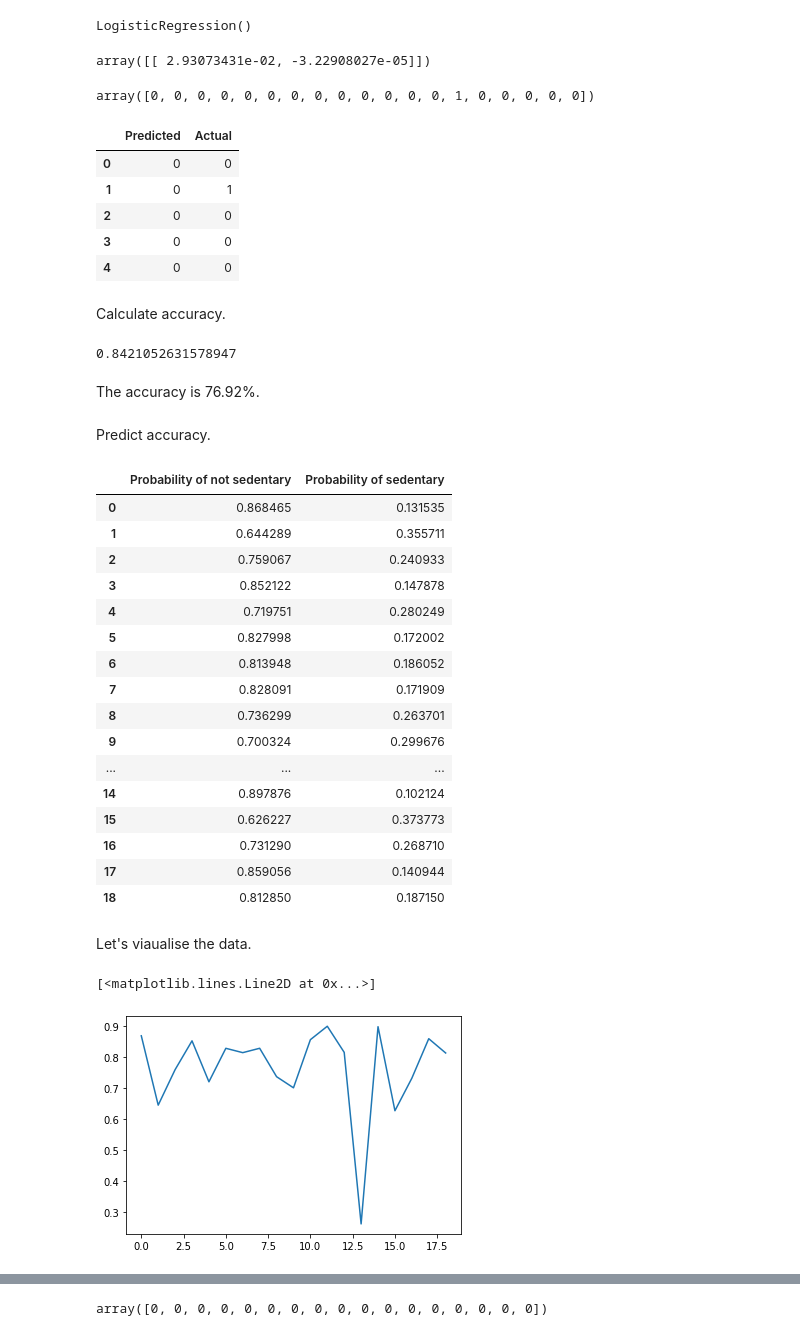
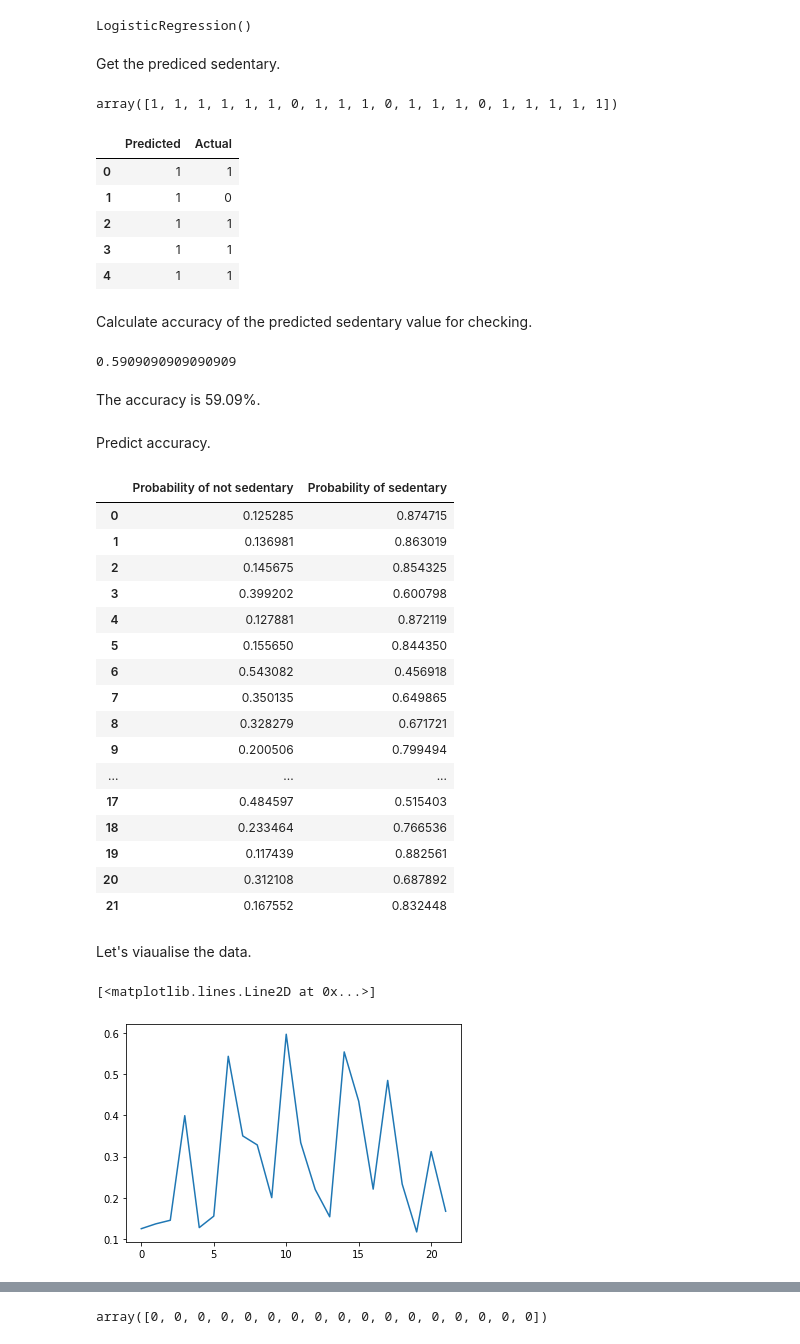
Before and after one commit to KuaiYu715/Steps-Counts-Analysis, a Jupyter notebook: Process notebook/Yuxiang Ji/Data/Final_work_500516414.ipynb, the cells around one changed output, grey strips where cells are left out. Drawn from its saved outputs; the diff is of its cells as text; code cells hidden in the pictures.

```diff
--- a/Process notebook/Yuxiang Ji/Data/Final_work_500516414.ipynb
+++ b/Process notebook/Yuxiang Ji/Data/Final_work_500516414.ipynb
@@ -28,2 +32,2 @@ y = weeksteps['Sedentary']
 # %%
-x_train,x_test,y_train,y_test = train_test_split(x, y, test_size = 0.5) # I selected 30% of data for testing. Temporarily do not set random sampling.
+x_train,x_test,y_train,y_test = train_test_split(x, y, test_size = 0.6) # I selected 60% of data for testing. Temporarily set random sampling.
@@ -33,37 +39,35 @@ model = model.fit(x_train, y_train)
 model
 # %% [output]
 LogisticRegression()
-# %%
-coef = model.coef_
-coef
-# %% [output]
-array([[ 2.93073431e-02, -3.22908027e-05]])
+# %% [markdown]
+Get the prediced sedentary.
 # %%
 y_prd = model.predict(x_test)
 y_prd[:20] # Get the prediction of sedentary.
 # %% [output]
-array([0, 0, 0, 0, 0, 0, 0, 0, 0, 0, 0, 0, 0, 1, 0, 0, 0, 0, 0])
+array([1, 1, 1, 1, 1, 1, 0, 1, 1, 1, 0, 1, 1, 1, 0, 1, 1, 1, 1, 1])
 # %%
 a = pd.DataFrame()
 a['Predicted'] = list(y_prd)
 a['Actual'] = list(y_test)
+
 a.head()
 # %% [output]
 |  | Predicted | Actual |
-| 0 | 0 | 0 |
-| 1 | 0 | 1 |
-| 2 | 0 | 0 |
-| 3 | 0 | 0 |
-| 4 | 0 | 0 |
+| 0 | 1 | 1 |
+| 1 | 1 | 0 |
+| 2 | 1 | 1 |
+| 3 | 1 | 1 |
+| 4 | 1 | 1 |
-# %% [markdown]
-Calculate accuracy.
+# %% [markdown]
+Calculate accuracy of the predicted sedentary value for checking.
 # %%
 acc = model.score(x_test, y_test)
 acc
 # %% [output]
-0.8421052631578947
+0.5909090909090909
 # %% [markdown]
-The accuracy is 76.92%.
+The accuracy is 59.09%.
 # %% [markdown]
 Predict accuracy.
 # %%
@@ -72,28 +76,31 @@ acc_table = pd.DataFrame(y_prd_acc, columns = ['Probability of not sedentary','P
 acc_table
 # %% [output]
 |  | Probability of not sedentary | Probability of sedentary |
-| 0 | 0.868465 | 0.131535 |
-| 1 | 0.644289 | 0.355711 |
-| 2 | 0.759067 | 0.240933 |
-| 3 | 0.852122 | 0.147878 |
-| 4 | 0.719751 | 0.280249 |
-| 5 | 0.827998 | 0.172002 |
-| 6 | 0.813948 | 0.186052 |
-| 7 | 0.828091 | 0.171909 |
-| 8 | 0.736299 | 0.263701 |
-| 9 | 0.700324 | 0.299676 |
+| 0 | 0.125285 | 0.874715 |
+| 1 | 0.136981 | 0.863019 |
+| 2 | 0.145675 | 0.854325 |
+| 3 | 0.399202 | 0.600798 |
+| 4 | 0.127881 | 0.872119 |
+| 5 | 0.155650 | 0.844350 |
+| 6 | 0.543082 | 0.456918 |
+| 7 | 0.350135 | 0.649865 |
+| 8 | 0.328279 | 0.671721 |
+| 9 | 0.200506 | 0.799494 |
 | ... | ... | ... |
-| 14 | 0.897876 | 0.102124 |
-| 15 | 0.626227 | 0.373773 |
-| 16 | 0.731290 | 0.268710 |
-| 17 | 0.859056 | 0.140944 |
-| 18 | 0.812850 | 0.187150 |
+| 17 | 0.484597 | 0.515403 |
+| 18 | 0.233464 | 0.766536 |
+| 19 | 0.117439 | 0.882561 |
+| 20 | 0.312108 | 0.687892 |
+| 21 | 0.167552 | 0.832448 |
 # %% [markdown]
 Let's viaualise the data.
 # %%
 y = acc_table['Probability of not sedentary']
-x = [0,1,2,3,4,5,6,7,8,9,10,11,12,13,14,15,16,17,18]
+x = [  ]
+for n in range(0,len(acc_table)):
+  x.append(n)
+  n+=1
 plt.plot(x,y)
 # %% [output]
 [<matplotlib.lines.Line2D at 0x...>]
-[figure, old version]
+[figure, new version]
```
Also changed, not shown: parts of 6 cells of this notebook.
